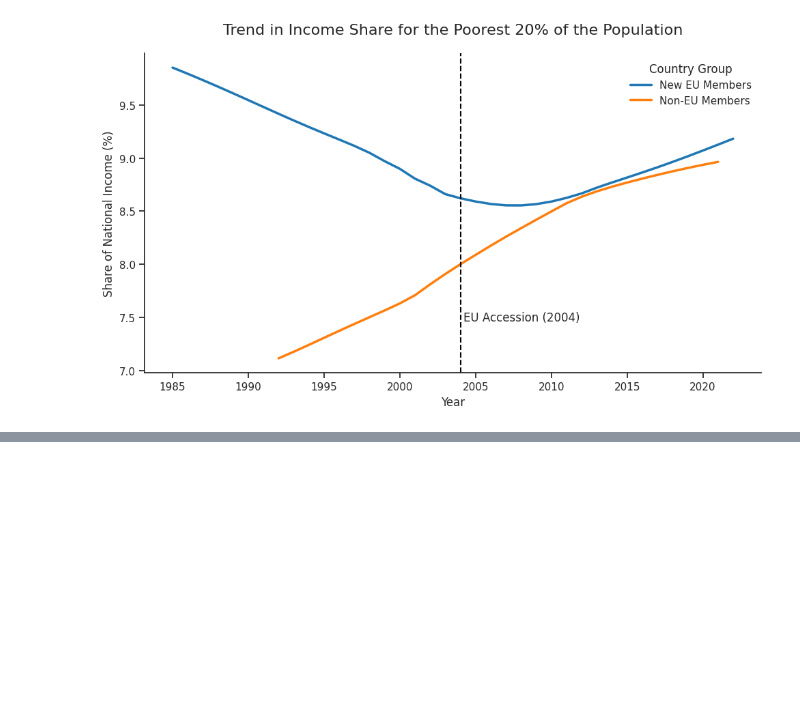
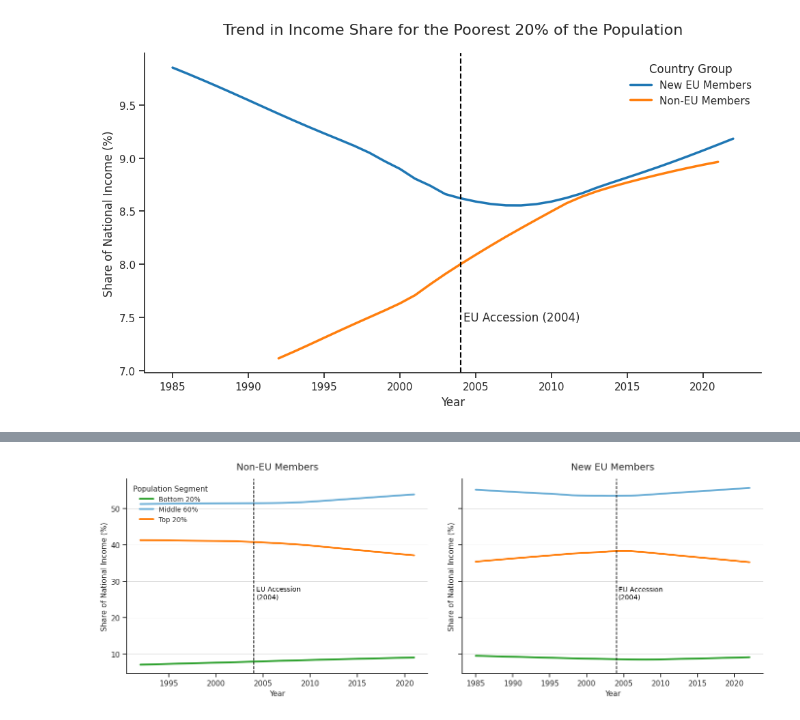
Before and after one commit to MarusR/CIRS_dataset, a Jupyter notebook: notebooks/01_poverty_headcount.ipynb, the cells around one changed output, grey strips where cells are left out. Cells and saved outputs as stored; diff of their text form; code cells hidden in the pictures; blank space fills up the shorter version.

```diff
--- a/notebooks/01_poverty_headcount.ipynb
+++ b/notebooks/01_poverty_headcount.ipynb
@@ -324,0 +413,35 @@ plt.show()
+# %%
+# ...existing code...
+fig, axes = plt.subplots(1, 2, figsize=(14, 5.2), sharey=True)
+palette = {"Bottom 20%": "#2ca02c", "Middle 60%": "#6baed6", "Top 20%": "#ff7f0e"}
+
+for ax, grp in zip(axes, ["Non‑EU Members", "New EU Members"]):
+    subset = shares_long[shares_long["group"] == grp]
+    for seg, g in subset.groupby("segment"):
+        sns.regplot(
+            data=g,
+            x="year",
+            y="share",
+            lowess=True,
+            ci=None,
+            scatter=False,
+            label=seg,
+            color=palette[seg],
+            line_kws={"lw": 2.7},
+            ax=ax,
+        )
+    ax.axvline(ACCESSION_YEAR, color="black", linestyle="--", lw=1.2)
+    ax.text(ACCESSION_YEAR + 0.3, ax.get_ylim()[0] + 20, f"EU Accession\n({ACCESSION_YEAR})",
+            va="bottom", ha="left", fontsize=10, color="black")
+    ax.set_title(f"{grp}", fontsize=14, pad=14)
+    ax.set_xlabel("Year", fontsize=11)
+    ax.set_ylabel("Share of National Income (%)", fontsize=11)
+    ax.grid(axis="y", color="0.85", lw=0.6)
+    ax.set_axisbelow(True)
+
+axes[0].legend(title="Population Segment", frameon=False, loc="upper left", fontsize=10, title_fontsize=11)
+sns.despine()
+plt.tight_layout(w_pad=2.5)
+plt.show()
+# %% [output]
+[figure, added]
```
Also changed, not shown: parts of 8 cells of this notebook, 2 other files.
